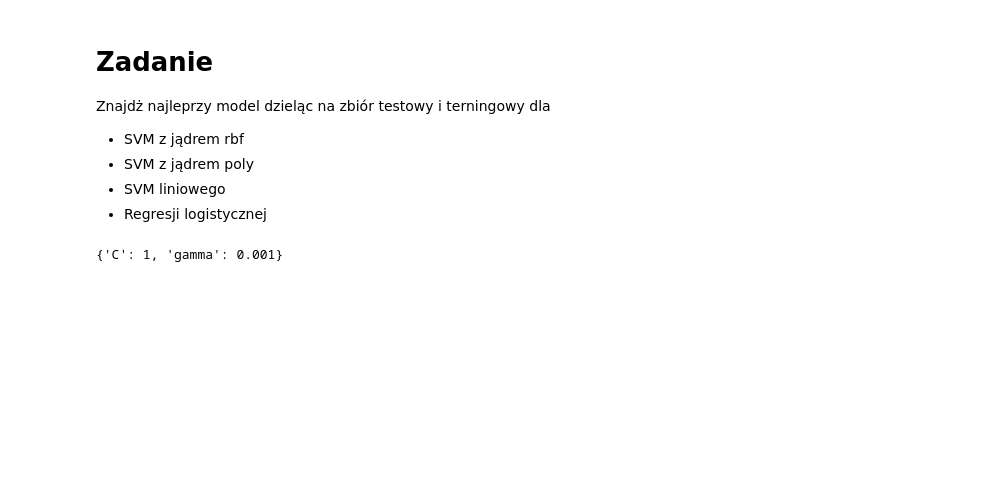
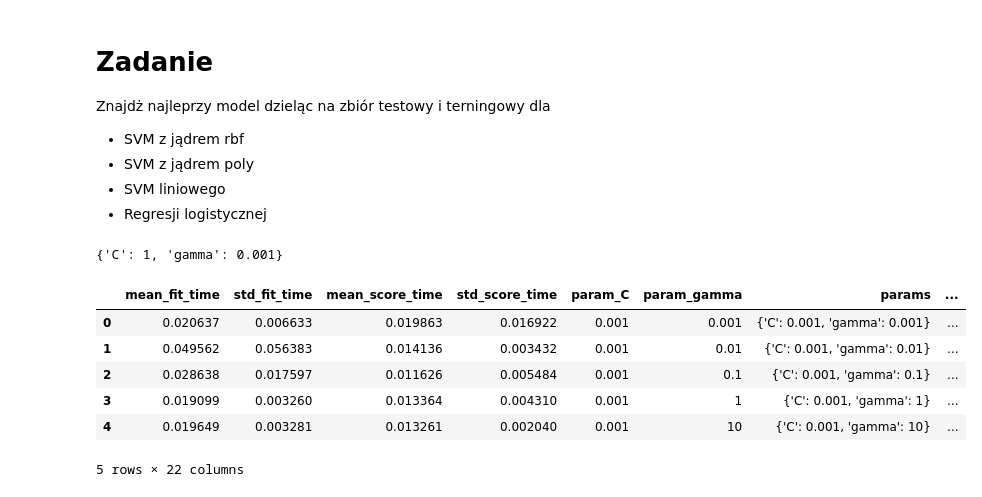
Before and after one commit to KrystianJachna/AI, a Jupyter notebook: cw8/AD_Z08_A_Stratified_GridSearchCV.ipynb, the cells around one changed output. Cells and saved outputs as stored; diff of their text form; code cells hidden in the pictures; blank space fills up the shorter version.

```diff
--- a/cw8/AD_Z08_A_Stratified_GridSearchCV.ipynb
+++ b/cw8/AD_Z08_A_Stratified_GridSearchCV.ipynb
@@ -99,11 +102,18 @@ def heatmap(values, xlabel, ylabel, xticklabels, yticklabels, cmap=None,
         ax.text(x, y, fmt % value, color=c, ha="center", va="center")
     return img
 # %%
-import pandas as pd
 # convert to DataFrame
 results = pd.DataFrame(grid_1.cv_results_)
 # show the first 5 rows
-# display(results.head())
+display(results.head())
+# %% [output]
+|  | mean_fit_time | std_fit_time | mean_score_time | std_score_time | param_C | param_gamma | params | ... |
+| 0 | 0.020637 | 0.006633 | 0.019863 | 0.016922 | 0.001 | 0.001 | {'C': 0.001, 'gamma': 0.001} | ... |
+| 1 | 0.049562 | 0.056383 | 0.014136 | 0.003432 | 0.001 | 0.01 | {'C': 0.001, 'gamma': 0.01} | ... |
+| 2 | 0.028638 | 0.017597 | 0.011626 | 0.005484 | 0.001 | 0.1 | {'C': 0.001, 'gamma': 0.1} | ... |
+| 3 | 0.019099 | 0.003260 | 0.013364 | 0.004310 | 0.001 | 1 | {'C': 0.001, 'gamma': 1} | ... |
+| 4 | 0.019649 | 0.003281 | 0.013261 | 0.002040 | 0.001 | 10 | {'C': 0.001, 'gamma': 10} | ... |
+5 rows × 22 columns
 # %%
 scores = np.array(results.mean_test_score).reshape(6, 6)
 # plot the mean cross-validation scores
```
Also changed, not shown: parts of 14 cells of this notebook.
